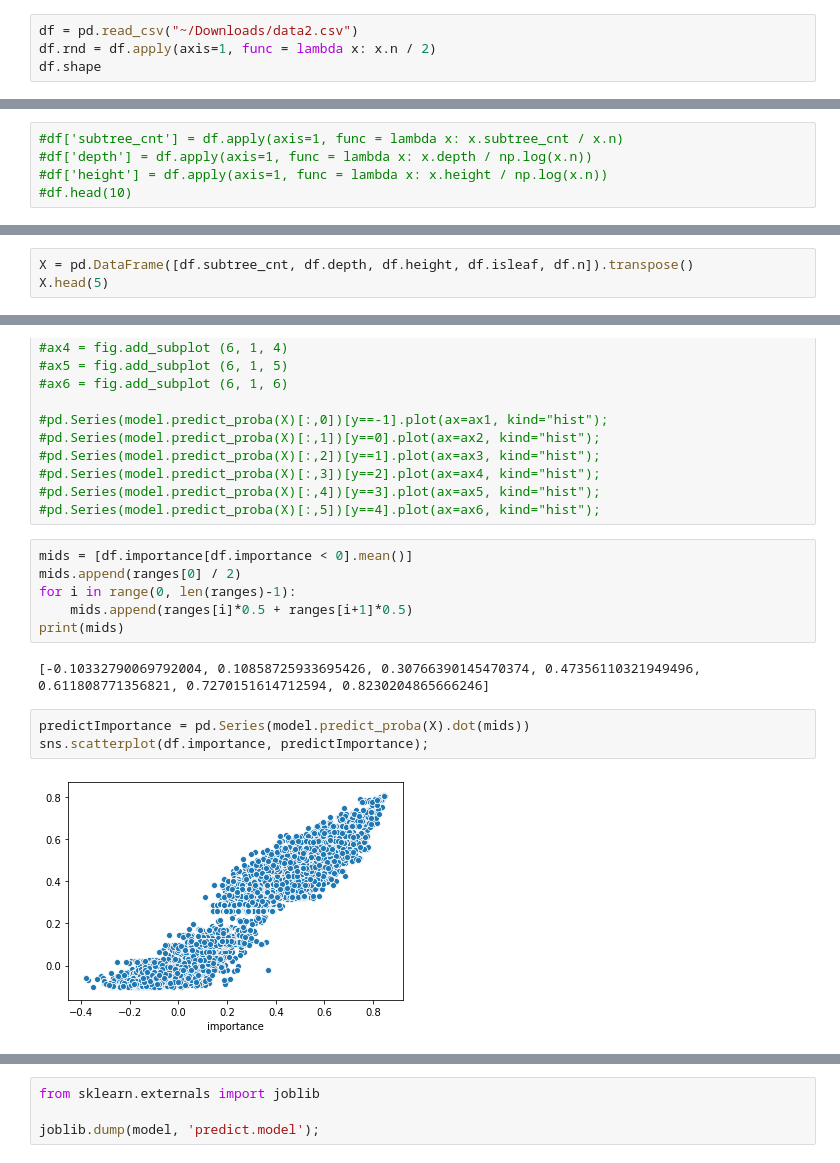
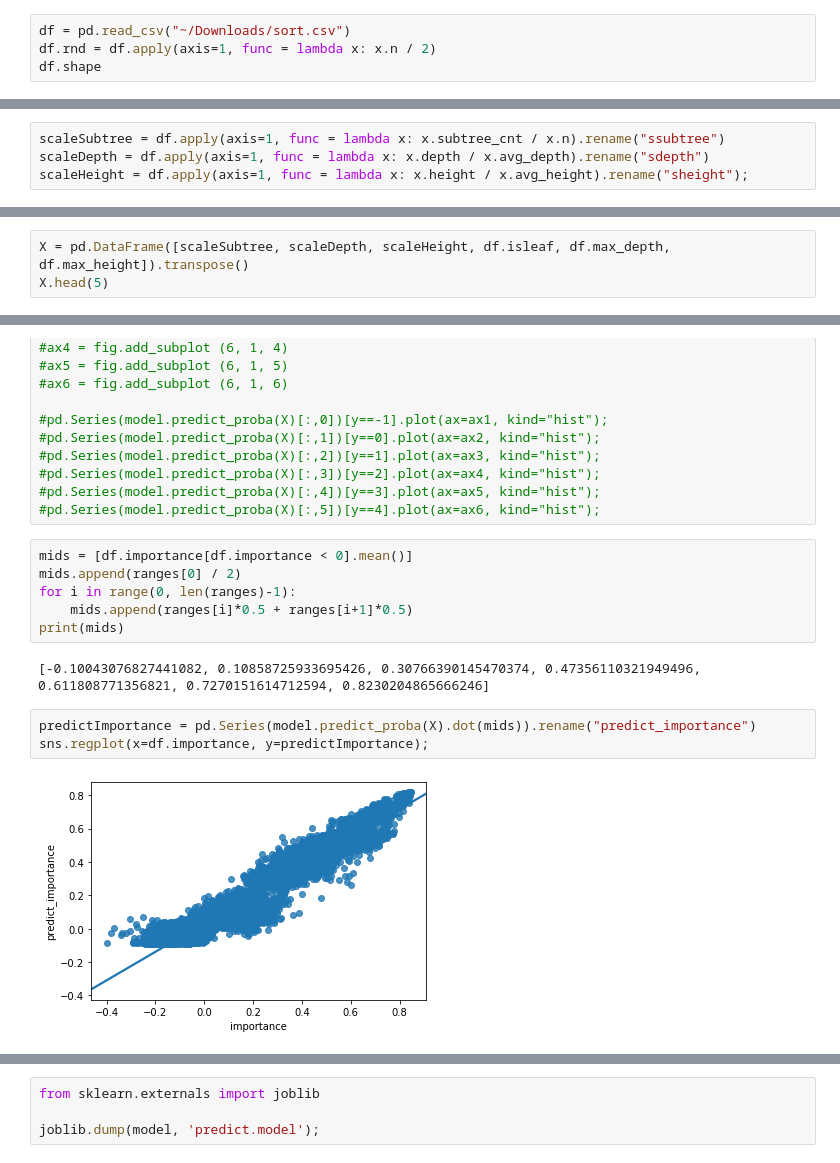
Before and after one commit to sshklifov/csp, a Jupyter notebook: RandomForest.ipynb, the cells around one changed output, grey strips where cells are left out. Drawn from its saved outputs; the diff is of its cells as text.

```diff
--- a/RandomForest.ipynb
+++ b/RandomForest.ipynb
@@ -10,7 +10,7 @@ import seaborn as sns
 import warnings
 warnings.simplefilter(action='ignore', category=FutureWarning)
 # %%
-df = pd.read_csv("~/Downloads/data2.csv")
+df = pd.read_csv("~/Downloads/sort.csv")
 df.rnd = df.apply(axis=1, func = lambda x: x.n / 2)
 df.shape
 # %% [output]
@@ -32,5 +32,4 @@ df.head(10)
 # %%
-#df['subtree_cnt'] = df.apply(axis=1, func = lambda x: x.subtree_cnt / x.n)
-#df['depth'] = df.apply(axis=1, func = lambda x: x.depth / np.log(x.n))
-#df['height'] = df.apply(axis=1, func = lambda x: x.height / np.log(x.n))
-#df.head(10)
+scaleSubtree = df.apply(axis=1, func = lambda x: x.subtree_cnt / x.n).rename("ssubtree")
+scaleDepth = df.apply(axis=1, func = lambda x: x.depth / x.avg_depth).rename("sdepth")
+scaleHeight = df.apply(axis=1, func = lambda x: x.height / x.avg_height).rename("sheight");
@@ -121,4 +107,4 @@ y.value_counts().plot(kind="bar");
 # %%
-X = pd.DataFrame([df.subtree_cnt, df.depth, df.height, df.isleaf, df.n]).transpose()
+X = pd.DataFrame([scaleSubtree, scaleDepth, scaleHeight, df.isleaf, df.max_depth, df.max_height]).transpose()
 X.head(5)
 # %% [output]
@@ -215,12 +196,12 @@ for i in range(0, len(ranges)-1):
     mids.append(ranges[i]*0.5 + ranges[i+1]*0.5)
 print(mids)
 # %% [output]
-[-0.10332790069792004, 0.10858725933695426, 0.30766390145470374, 0.47356110321949496, 0.611808771356821, 0.7270151614712594, 0.8230204865666246]
+[-0.10043076827441082, 0.10858725933695426, 0.30766390145470374, 0.47356110321949496, 0.611808771356821, 0.7270151614712594, 0.8230204865666246]
 # %%
-predictImportance = pd.Series(model.predict_proba(X).dot(mids))
-sns.scatterplot(df.importance, predictImportance);
+predictImportance = pd.Series(model.predict_proba(X).dot(mids)).rename("predict_importance")
+sns.regplot(x=df.importance, y=predictImportance);
 # %% [output]
-[figure, old version]
+[figure, new version]
 # %%
 (df.importance-predictImportance).plot(kind="hist");
 # %% [output]
```
Also changed, not shown: parts of 20 cells of this notebook, 6 other files.
